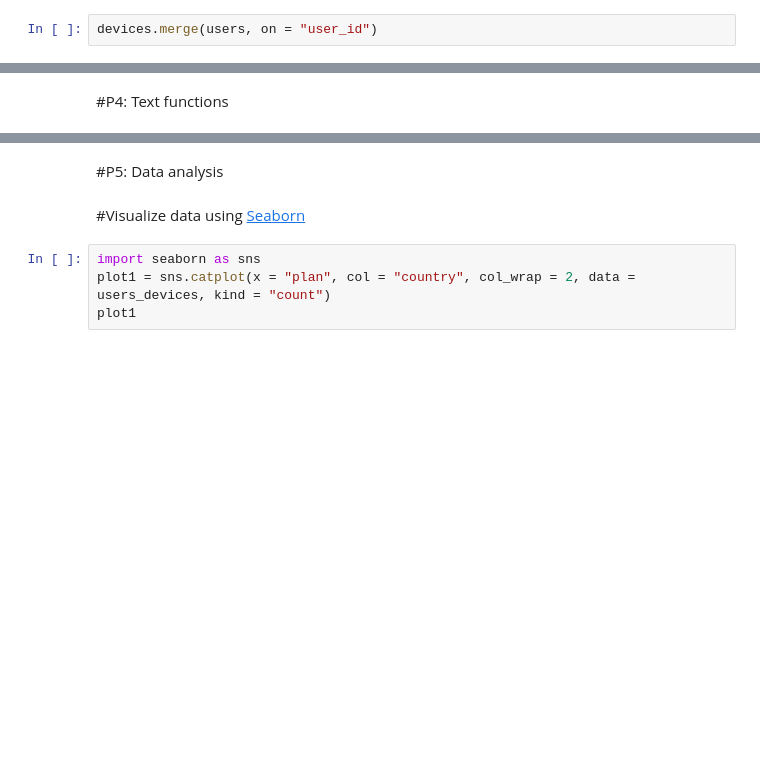
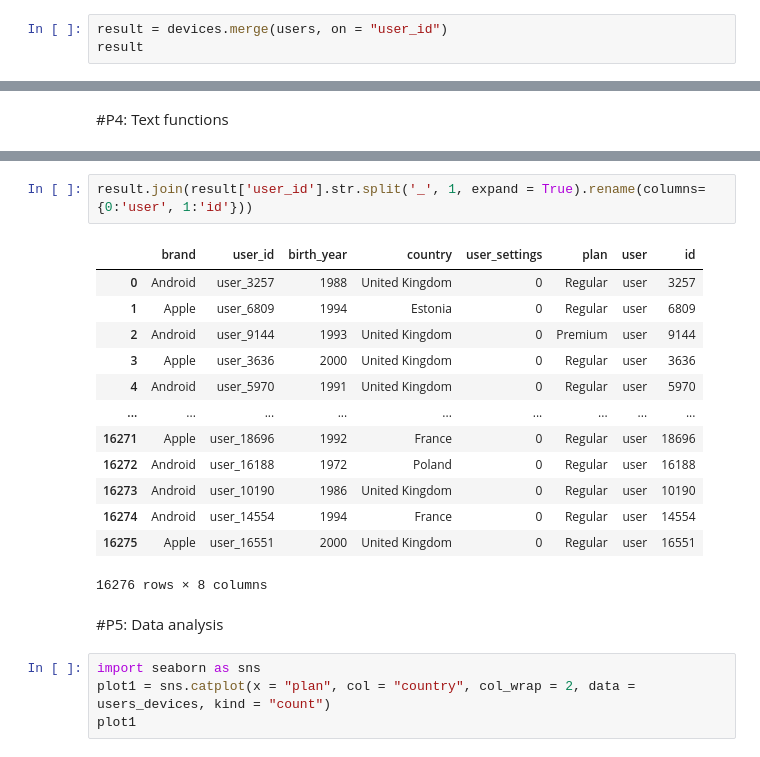
Before and after one commit to atlas-github/fstep_19, a Jupyter notebook: intro_to_bigdata&ai.ipynb, the cells around one changed output, grey strips where cells are left out. Saved outputs shown, nothing was run; the diff lists cells and outputs as text; blank space fills up the shorter version.

```diff
--- a/intro_to_bigdata&ai.ipynb
+++ b/intro_to_bigdata&ai.ipynb
@@ -230,7 +230,8 @@ users_devices
 | 16275 | user_19429 | 1995 | Romania | 0 | Regular | Android |
 16276 rows × 6 columns
 # %%
-devices.merge(users, on = "user_id")
+result = devices.merge(users, on = "user_id")
+result
 # %% [output]
 |  | brand | user_id | birth_year | country | user_settings | plan |
 | 0 | Android | user_3257 | 1988 | United Kingdom | 0 | Regular |
@@ -252,7 +283,21 @@ A categorical plot using Seaborn
+# %%
+result.join(result['user_id'].str.split('_', 1, expand = True).rename(columns={0:'user', 1:'id'}))
+# %% [output]
+|  | brand | user_id | birth_year | country | user_settings | plan | user | id |
+| 0 | Android | user_3257 | 1988 | United Kingdom | 0 | Regular | user | 3257 |
+| 1 | Apple | user_6809 | 1994 | Estonia | 0 | Regular | user | 6809 |
+| 2 | Android | user_9144 | 1993 | United Kingdom | 0 | Premium | user | 9144 |
+| 3 | Apple | user_3636 | 2000 | United Kingdom | 0 | Regular | user | 3636 |
+| 4 | Android | user_5970 | 1991 | United Kingdom | 0 | Regular | user | 5970 |
+| ... | ... | ... | ... | ... | ... | ... | ... | ... |
+| 16271 | Apple | user_18696 | 1992 | France | 0 | Regular | user | 18696 |
+| 16272 | Android | user_16188 | 1972 | Poland | 0 | Regular | user | 16188 |
+| 16273 | Android | user_10190 | 1986 | United Kingdom | 0 | Regular | user | 10190 |
+| 16274 | Android | user_14554 | 1994 | France | 0 | Regular | user | 14554 |
+| 16275 | Apple | user_16551 | 2000 | United Kingdom | 0 | Regular | user | 16551 |
+16276 rows × 8 columns
 # %% [markdown]
 #P5: Data analysis
-# %% [markdown]
-#Visualize data using [Seaborn](https://seaborn.pydata.org/)
 # %%
 import seaborn as sns
 plot1 = sns.catplot(x = "plan", col = "country", col_wrap = 2, data = users_devices, kind = "count")
```
Also changed, not shown: parts of 18 cells of this notebook.
